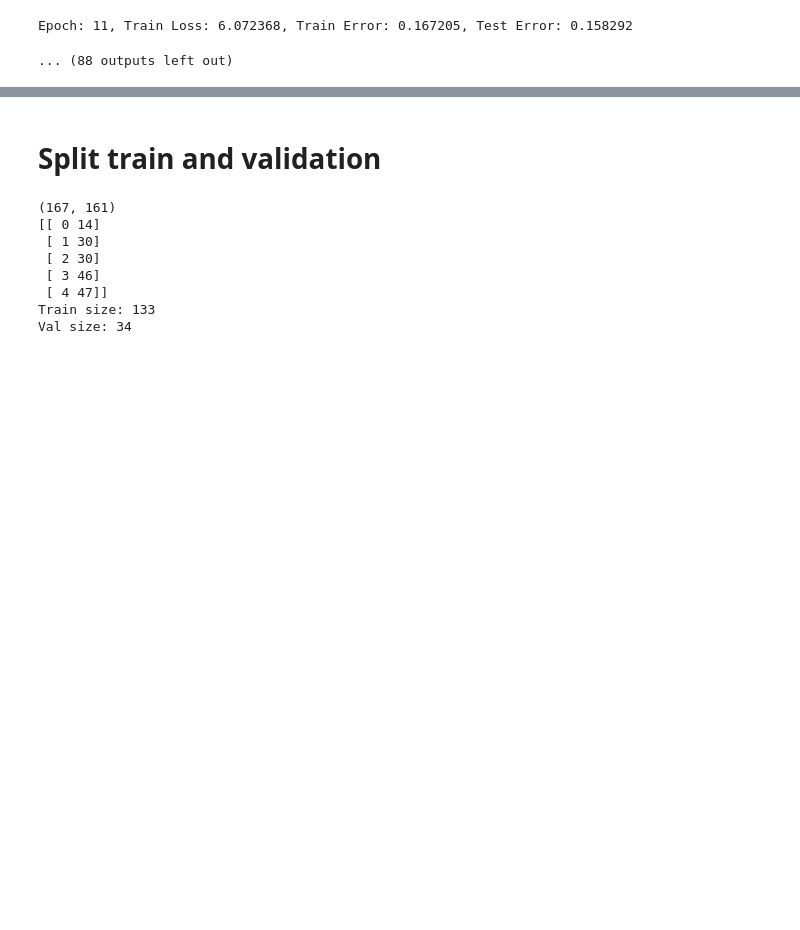
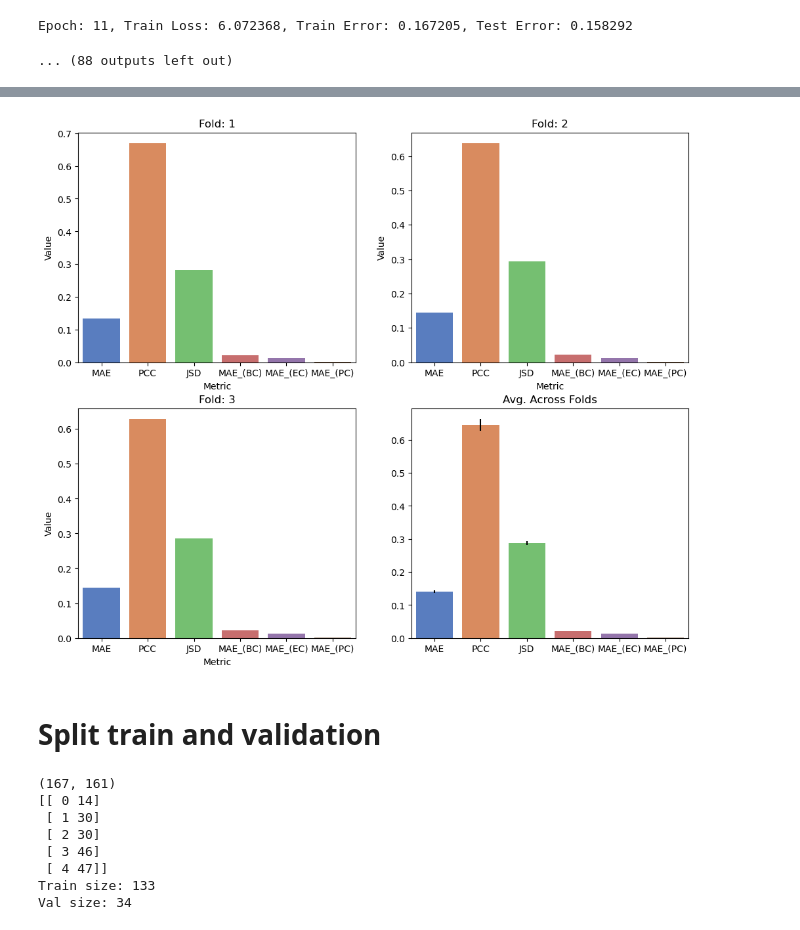
Before and after one commit to Jack47744/graph_super_resolution, a Jupyter notebook: gsr_net/Initial_GSR.ipynb, the cells around one changed output, grey strips where cells are left out. Drawn from its saved outputs; the diff is of its cells as text; code cells hidden in the pictures; blank space fills up the shorter version.

Commit message:
add graph

```diff
--- a/gsr_net/Initial_GSR.ipynb
+++ b/gsr_net/Initial_GSR.ipynb
@@ -290,13 +325,15 @@ def evaluate(pred_matrices, gt_matrices):
 # %%
-for i in range(args.splits):
-    _, test_adjs, _, gt_matrices = data_fold_list[i]
-    model = best_model_fold_list[i]
-    model.eval()
-    pred_matrices = np.zeros(gt_matrices.shape)
-    with torch.no_grad():
-        for j, test_adj in enumerate(test_adjs):
-            pred_matrices[j], _, _, _ = model(torch.from_numpy(test_adj))
-    evaluate(pred_matrices, gt_matrices)
+# res_list = []
+
+# for i in range(args.splits):
+#     _, test_adjs, _, gt_matrices = data_fold_list[i]
+#     model = best_model_fold_list[i]
+#     model.eval()
+#     pred_matrices = np.zeros(gt_matrices.shape)
+#     with torch.no_grad():
+#         for j, test_adj in enumerate(test_adjs):
+#             pred_matrices[j], _, _, _ = model(torch.from_numpy(test_adj))
+#     res_list.append(evaluate(pred_matrices, gt_matrices))
 # %% [output]
 MAE:  0.1337221793821569
 PCC:  0.6690317113475489
@@ -310,3 +356,31 @@ Jensen-Shannon Distance:  0.28623036397916884
+# %%
+def plot_metrics_fold(res_list):
+    df = pd.DataFrame(res_list)
+    df = df.rename(columns={"mae": "MAE", "pcc": "PCC", "js_dis": "JSD", "avg_mae_bc": "MAE_(BC)", "avg_mae_ec": "MAE_(EC)", "avg_mae_pc": "MAE_(PC)"})
+    df.index = df.index.set_names(['Fold'])
+    df.loc['mean'] = df.mean()
+    avg_data = df.iloc[-1, :]
+    df.loc['std'] = df.std()
+    errors = df.iloc[-1, :].tolist()
+    df = df.reset_index()
+    df = df.iloc[:-2, :]
+    df_long = df.melt(id_vars='Fold', var_name='Metric', value_name='Value')
+    palette = sns.color_palette("muted", n_colors=len(df_long['Metric'].unique()))
+    fig, axs = plt.subplots(2, 2, figsize=(12, 10))
+
+    for fold in range(3):
+        i = fold // 2
+        j = fold % 2
+        sns.barplot(x='Metric', y='Value', data=df_long[df_long['Fold'] == fold], ax=axs[i, j], palette=palette)
+        axs[i, j].set_title(f"Fold: {fold+1}")
+
+    sns.barplot(x=avg_data.index, y=avg_data.values, ax=axs[1, 1], palette=palette, yerr=errors, capsize=5)
+    axs[1, 1].set_title("Avg. Across Folds")
+    plt.show()
+
+plot_metrics_fold(res_list)
+# %% [output]
+[figure, added]
 # %% [markdown]
 # Split train and validation
 # %%
```
Also changed, not shown: parts of 4 cells of this notebook.
